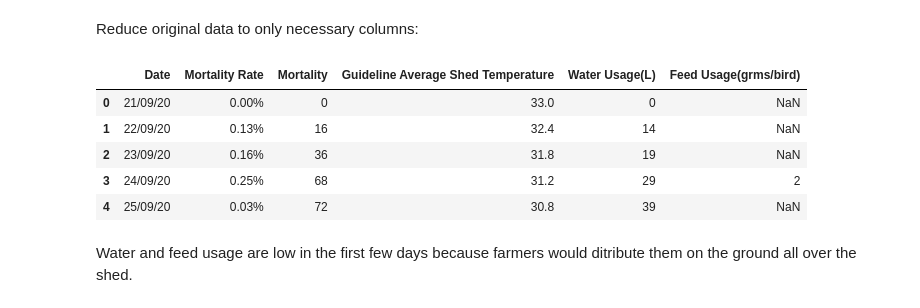
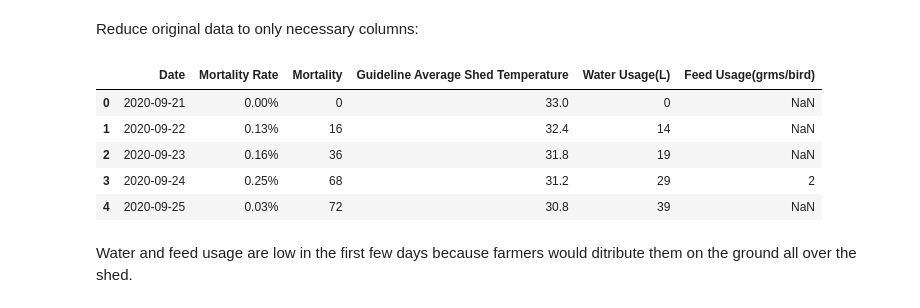
Before and after one commit to Tiana125/Dissertation_2021, a Jupyter notebook: model.ipynb, the cells around one changed output. Drawn from its saved outputs; the diff is of its cells as text; code cells hidden in the pictures.

```diff
--- a/model.ipynb
+++ b/model.ipynb
@@ -12,21 +12,22 @@ activity_data = np.load("./Activity Index/activity_list_full_flock_bbox_radius.n
 plt.plot(activity_data)
 plt.show()
 # %%
-input_21Sep=pd.read_csv("data/21Sep_summary.csv",header=2) #ASK109
+input_21Sep=pd.read_csv("data/21Sep_summary.csv",header=2,dayfirst=True) #ASK109
 # %% [markdown]
 Reduce original data to only necessary columns:
 # %%
 input_21Sep = input_21Sep[["O/B's","Unnamed: 6","Unnamed: 7","Unnamed: 8","Unnamed: 11","Unnamed: 18"]]
 input_21Sep.columns = ["Date","Mortality Rate", "Mortality", "Guideline Average Shed Temperature", "Water Usage(L)", "Feed Usage(grms/bird)"]
-input_21Sep.Date = input_21Sep.Date.astype('datetime64[ns]')
+# input_21Sep.Date = input_21Sep.Date.astype('datetime64[ns]')
+input_21Sep.Date = pd.to_datetime(input_21Sep.Date, dayfirst=True)
 input_21Sep.head()
 # %% [output]
 |  | Date | Mortality Rate | Mortality | Guideline Average Shed Temperature | Water Usage(L) | Feed Usage(grms/bird) |
-| 0 | 21/09/20 | 0.00% | 0 | 33.0 | 0 | NaN |
-| 1 | 22/09/20 | 0.13% | 16 | 32.4 | 14 | NaN |
-| 2 | 23/09/20 | 0.16% | 36 | 31.8 | 19 | NaN |
-| 3 | 24/09/20 | 0.25% | 68 | 31.2 | 29 | 2 |
-| 4 | 25/09/20 | 0.03% | 72 | 30.8 | 39 | NaN |
+| 0 | 2020-09-21 | 0.00% | 0 | 33.0 | 0 | NaN |
+| 1 | 2020-09-22 | 0.13% | 16 | 32.4 | 14 | NaN |
+| 2 | 2020-09-23 | 0.16% | 36 | 31.8 | 19 | NaN |
+| 3 | 2020-09-24 | 0.25% | 68 | 31.2 | 29 | 2 |
+| 4 | 2020-09-25 | 0.03% | 72 | 30.8 | 39 | NaN |
 # %% [markdown]
 Water and feed usage are low in the first few days because farmers would ditribute them on the ground all over the shed.
 # %%
```
Also changed, not shown: parts of 4 cells of this notebook.
